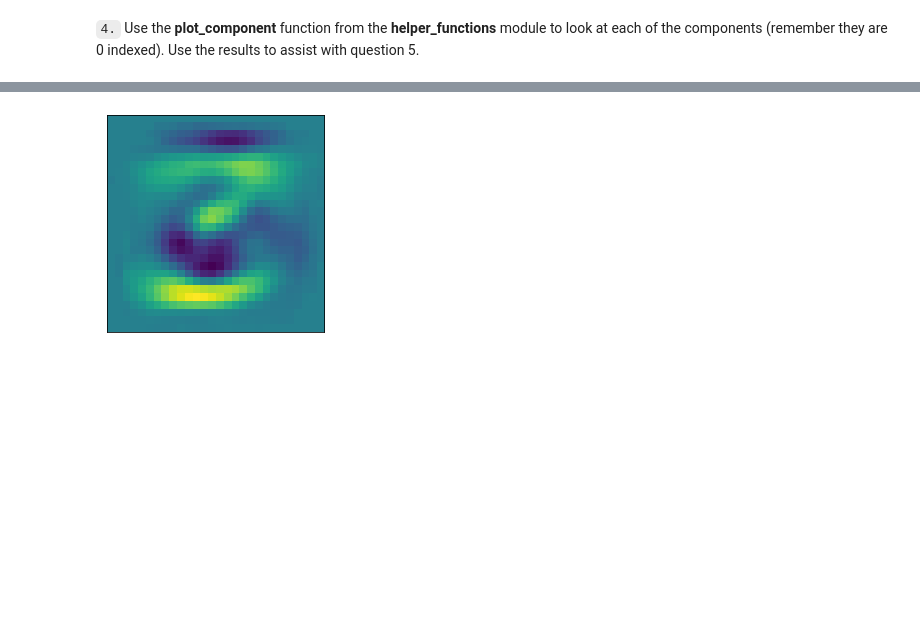
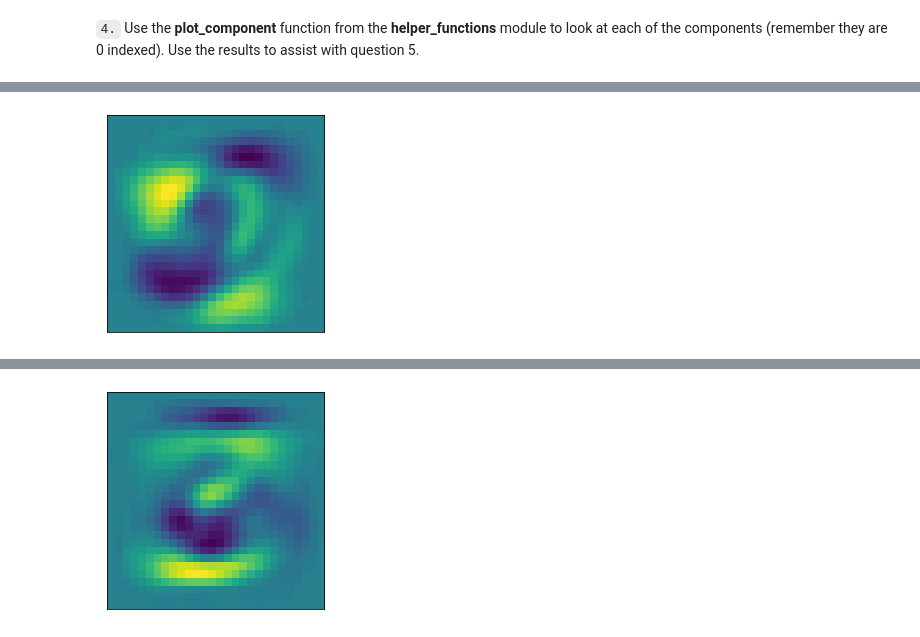
Before and after one commit to dguevar1/pca, a Jupyter notebook: Interpret_PCA_Results.ipynb, the cells around one changed output, grey strips where cells are left out. Cells and saved outputs as stored; diff of their text form; code cells hidden in the pictures; blank space fills up the shorter version.

```diff
--- a/Interpret_PCA_Results.ipynb
+++ b/Interpret_PCA_Results.ipynb
@@ -71,0 +76,4 @@ Looks good!  The amount of variability explained by each principal component giv
+# %%
+plot_component(pca, 1)
+# %% [output]
+[figure, added]
```
Also changed, not shown: parts of 8 cells of this notebook, 1 other file.
